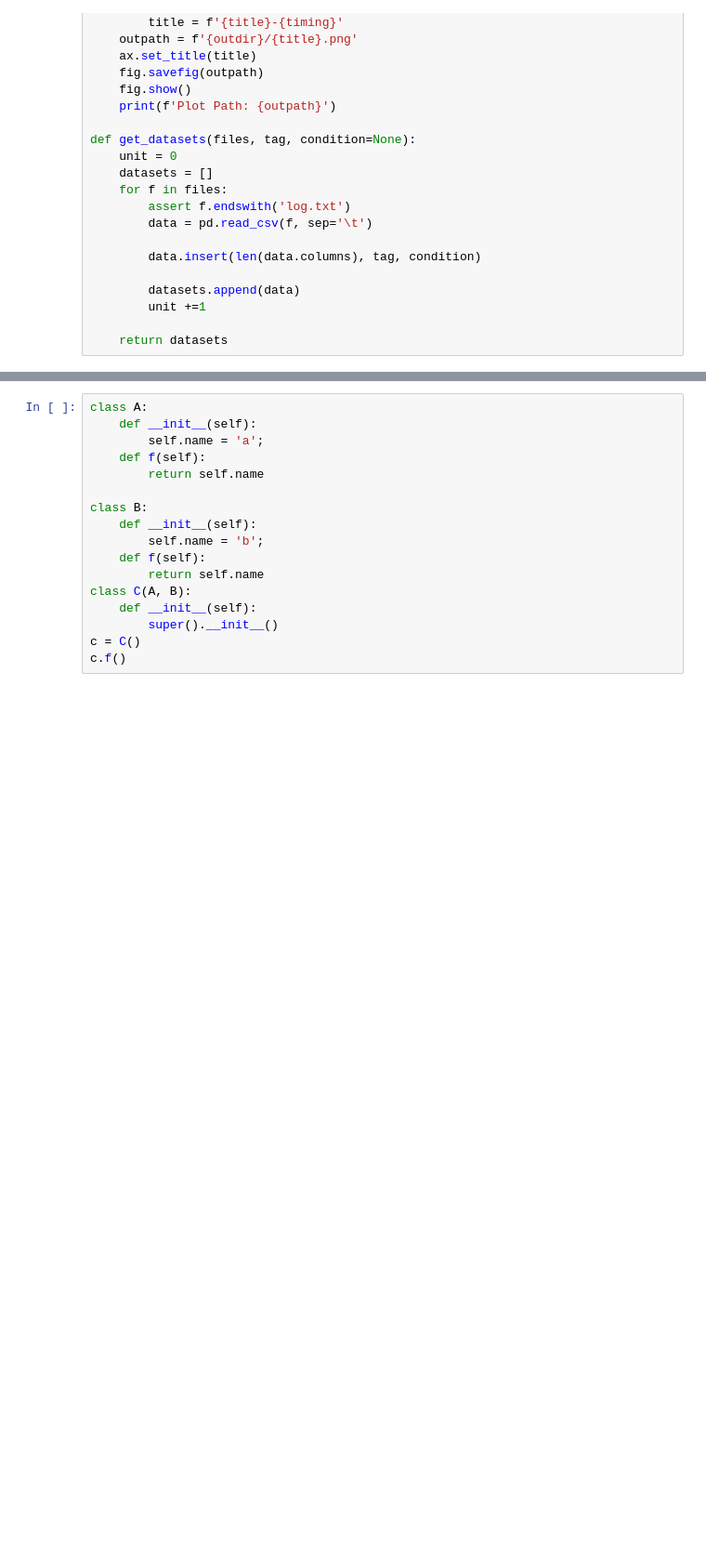
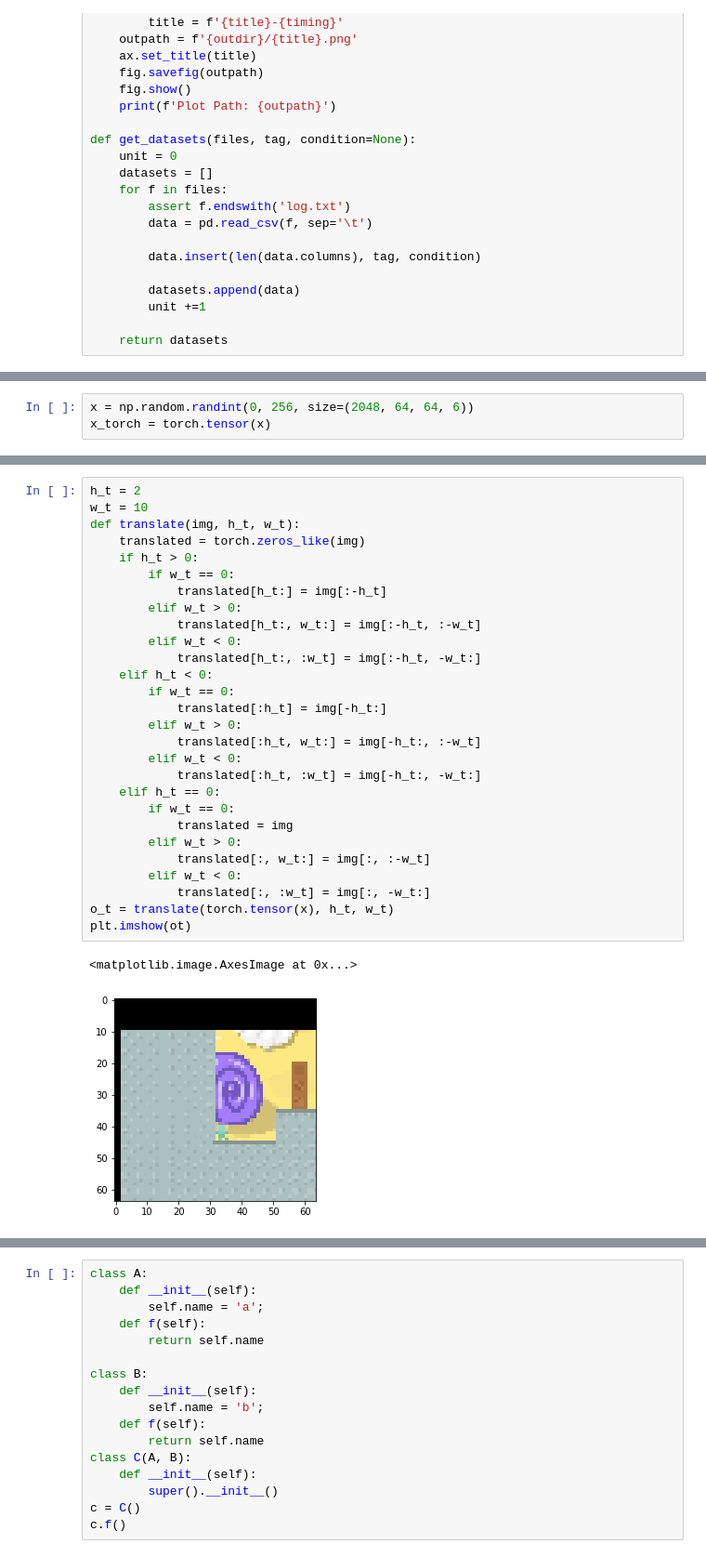
Before and after one commit to xlnwel/grl2-jax, a Jupyter notebook: plot.ipynb, the cells around one changed output, grey strips where cells are left out. Shown: that part at 93% size. Saved outputs shown, nothing was run; the diff lists cells and outputs as text; blank space fills up the shorter version.

```diff
--- a/plot.ipynb
+++ b/plot.ipynb
@@ -91,0 +193,3 @@ env.action_space.shape
+# %%
+x = np.random.randint(0, 256, size=(2048, 64, 64, 6))
+x_torch = torch.tensor(x)
@@ -91,0 +237,31 @@ env.action_space.shape
+# %%
+h_t = 2
+w_t = 10
+def translate(img, h_t, w_t):
+    translated = torch.zeros_like(img)
+    if h_t > 0:
+        if w_t == 0:
+            translated[h_t:] = img[:-h_t]
+        elif w_t > 0:
+            translated[h_t:, w_t:] = img[:-h_t, :-w_t]
+        elif w_t < 0:
+            translated[h_t:, :w_t] = img[:-h_t, -w_t:]
+    elif h_t < 0:
+        if w_t == 0:
+            translated[:h_t] = img[-h_t:]
+        elif w_t > 0:
+            translated[:h_t, w_t:] = img[-h_t:, :-w_t]
+        elif w_t < 0:
+            translated[:h_t, :w_t] = img[-h_t:, -w_t:]
+    elif h_t == 0:
+        if w_t == 0:
+            translated = img
+        elif w_t > 0:
+            translated[:, w_t:] = img[:, :-w_t]
+        elif w_t < 0:
+            translated[:, :w_t] = img[:, -w_t:]
+o_t = translate(torch.tensor(x), h_t, w_t)
+plt.imshow(ot)
+# %% [output]
+<matplotlib.image.AxesImage at 0x...>
+[figure, added]
```
Also changed, not shown: parts of 16 cells of this notebook, 16 other files.
